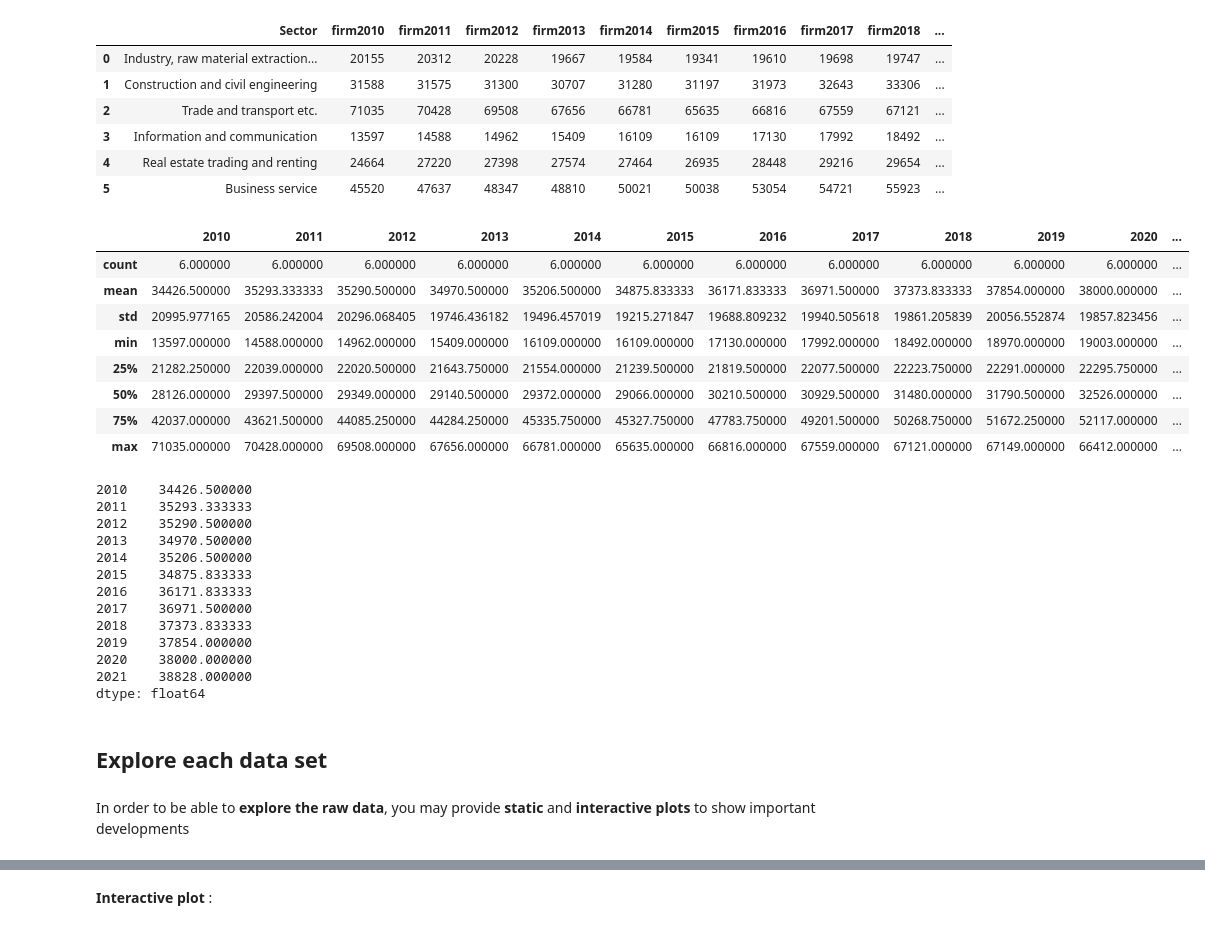
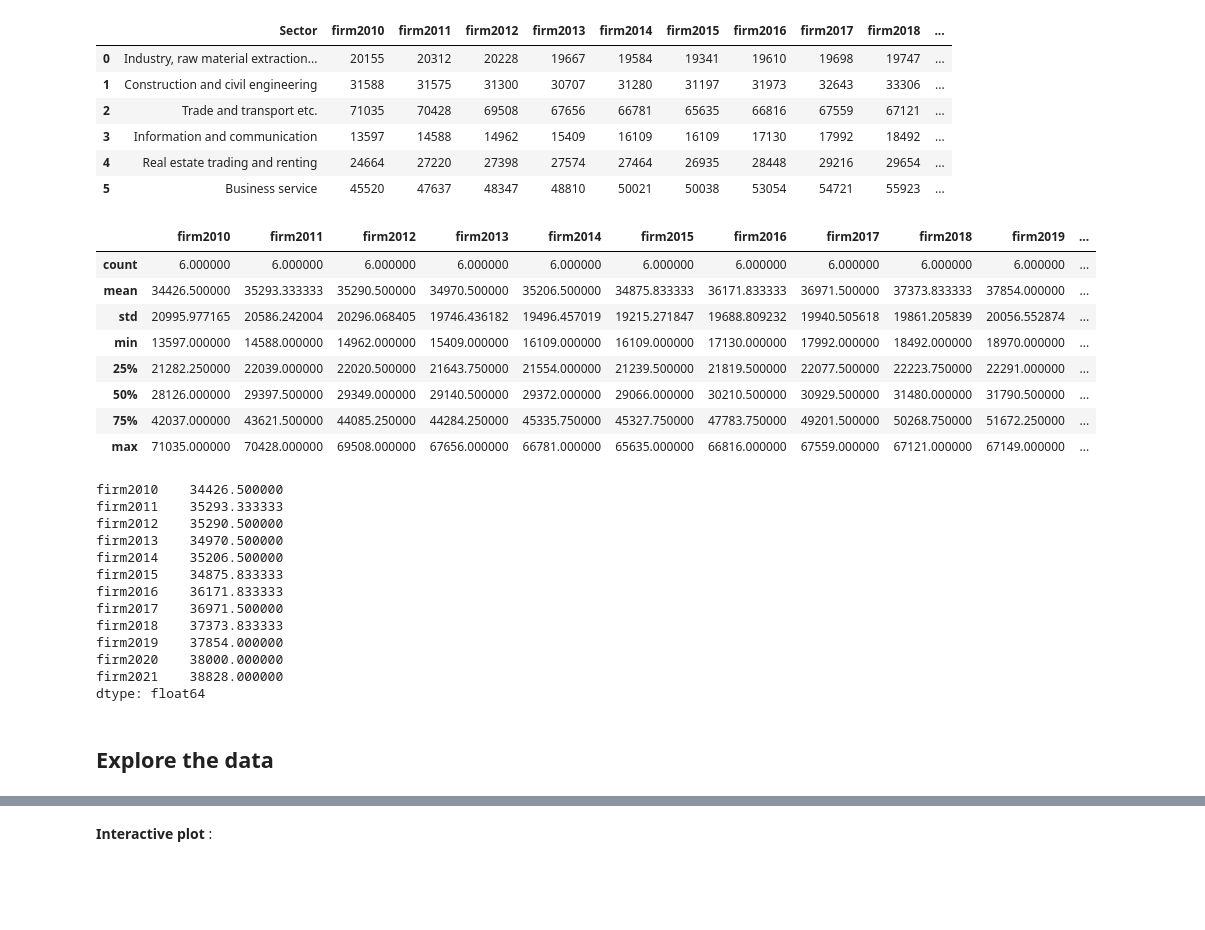
Before and after one commit to NumEconCopenhagen/projects-2024-emil-celine-og-julie, a Jupyter notebook: dataproject/dataproject.ipynb, the cells around one changed output, grey strips where cells are left out. Saved outputs shown, nothing was run; the diff lists cells and outputs as text; code cells hidden in the pictures; blank space fills up the shorter version.

```diff
--- a/dataproject/dataproject.ipynb
+++ b/dataproject/dataproject.ipynb
@@ -113,34 +113,32 @@ firm.head(10)
 | 4 | Real estate trading and renting | 24664 | 27220 | 27398 | 27574 | 27464 | 26935 | 28448 | 29216 | 29654 | ... |
 | 5 | Business service | 45520 | 47637 | 48347 | 48810 | 50021 | 50038 | 53054 | 54721 | 55923 | ... |
 # %%
-empl.describe()
+firm.describe()
 # %% [output]
-|  | 2010 | 2011 | 2012 | 2013 | 2014 | 2015 | 2016 | 2017 | 2018 | 2019 | 2020 | ... |
-| count | 6.000000 | 6.000000 | 6.000000 | 6.000000 | 6.000000 | 6.000000 | 6.000000 | 6.000000 | 6.000000 | 6.000000 | 6.000000 | ... |
-| mean | 34426.500000 | 35293.333333 | 35290.500000 | 34970.500000 | 35206.500000 | 34875.833333 | 36171.833333 | 36971.500000 | 37373.833333 | 37854.000000 | 38000.000000 | ... |
-| std | 20995.977165 | 20586.242004 | 20296.068405 | 19746.436182 | 19496.457019 | 19215.271847 | 19688.809232 | 19940.505618 | 19861.205839 | 20056.552874 | 19857.823456 | ... |
-| min | 13597.000000 | 14588.000000 | 14962.000000 | 15409.000000 | 16109.000000 | 16109.000000 | 17130.000000 | 17992.000000 | 18492.000000 | 18970.000000 | 19003.000000 | ... |
-| 25% | 21282.250000 | 22039.000000 | 22020.500000 | 21643.750000 | 21554.000000 | 21239.500000 | 21819.500000 | 22077.500000 | 22223.750000 | 22291.000000 | 22295.750000 | ... |
-| 50% | 28126.000000 | 29397.500000 | 29349.000000 | 29140.500000 | 29372.000000 | 29066.000000 | 30210.500000 | 30929.500000 | 31480.000000 | 31790.500000 | 32526.000000 | ... |
-| 75% | 42037.000000 | 43621.500000 | 44085.250000 | 44284.250000 | 45335.750000 | 45327.750000 | 47783.750000 | 49201.500000 | 50268.750000 | 51672.250000 | 52117.000000 | ... |
-| max | 71035.000000 | 70428.000000 | 69508.000000 | 67656.000000 | 66781.000000 | 65635.000000 | 66816.000000 | 67559.000000 | 67121.000000 | 67149.000000 | 66412.000000 | ... |
+|  | firm2010 | firm2011 | firm2012 | firm2013 | firm2014 | firm2015 | firm2016 | firm2017 | firm2018 | firm2019 | ... |
+| count | 6.000000 | 6.000000 | 6.000000 | 6.000000 | 6.000000 | 6.000000 | 6.000000 | 6.000000 | 6.000000 | 6.000000 | ... |
+| mean | 34426.500000 | 35293.333333 | 35290.500000 | 34970.500000 | 35206.500000 | 34875.833333 | 36171.833333 | 36971.500000 | 37373.833333 | 37854.000000 | ... |
+| std | 20995.977165 | 20586.242004 | 20296.068405 | 19746.436182 | 19496.457019 | 19215.271847 | 19688.809232 | 19940.505618 | 19861.205839 | 20056.552874 | ... |
+| min | 13597.000000 | 14588.000000 | 14962.000000 | 15409.000000 | 16109.000000 | 16109.000000 | 17130.000000 | 17992.000000 | 18492.000000 | 18970.000000 | ... |
+| 25% | 21282.250000 | 22039.000000 | 22020.500000 | 21643.750000 | 21554.000000 | 21239.500000 | 21819.500000 | 22077.500000 | 22223.750000 | 22291.000000 | ... |
+| 50% | 28126.000000 | 29397.500000 | 29349.000000 | 29140.500000 | 29372.000000 | 29066.000000 | 30210.500000 | 30929.500000 | 31480.000000 | 31790.500000 | ... |
+| 75% | 42037.000000 | 43621.500000 | 44085.250000 | 44284.250000 | 45335.750000 | 45327.750000 | 47783.750000 | 49201.500000 | 50268.750000 | 51672.250000 | ... |
+| max | 71035.000000 | 70428.000000 | 69508.000000 | 67656.000000 | 66781.000000 | 65635.000000 | 66816.000000 | 67559.000000 | 67121.000000 | 67149.000000 | ... |
 # %%
-empl.iloc[:,1:].mean()
+firm.iloc[:,1:].mean()
 # %% [output]
-2010    34426.500000
-2011    35293.333333
-2012    35290.500000
-2013    34970.500000
-2014    35206.500000
-2015    34875.833333
-2016    36171.833333
-2017    36971.500000
-2018    37373.833333
-2019    37854.000000
-2020    38000.000000
-2021    38828.000000
+firm2010    34426.500000
+firm2011    35293.333333
+firm2012    35290.500000
+firm2013    34970.500000
+firm2014    35206.500000
+firm2015    34875.833333
+firm2016    36171.833333
+firm2017    36971.500000
+firm2018    37373.833333
+firm2019    37854.000000
+firm2020    38000.000000
+firm2021    38828.000000
 dtype: float64
 # %% [markdown]
-## Explore each data set
+## Explore the data
-# %% [markdown]
-In order to be able to **explore the raw data**, you may provide **static** and **interactive plots** to show important developments
```
Also changed, not shown: parts of 9 cells of this notebook.
